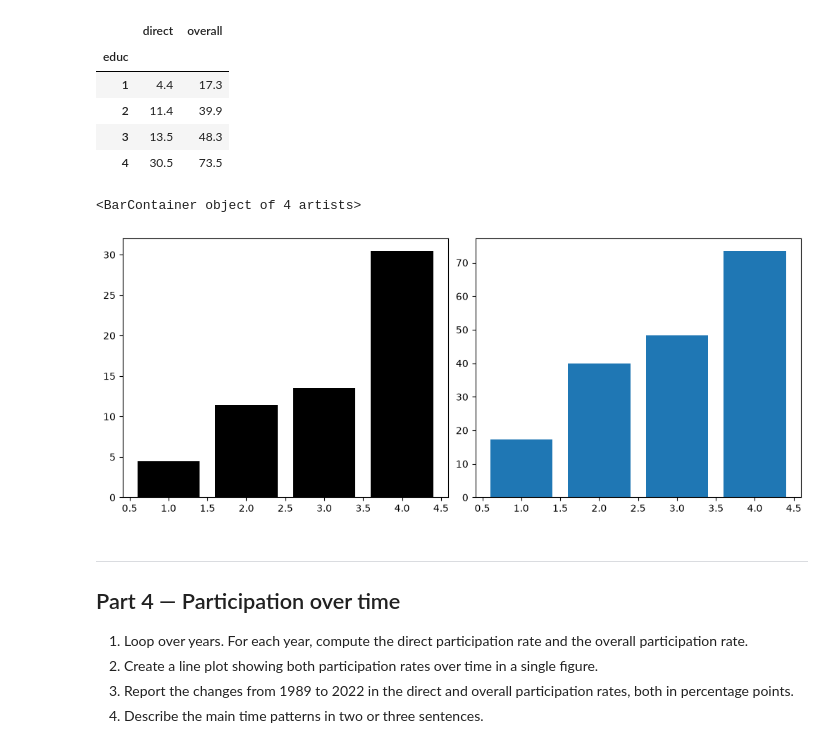
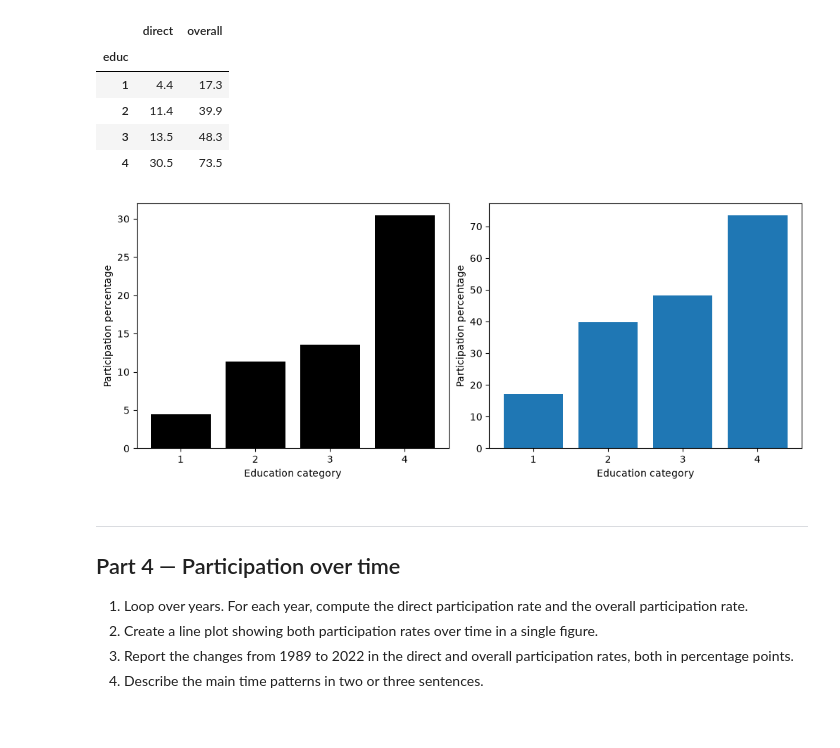
Before and after one commit to Emilisthebest/TECH2-A3, a Jupyter notebook: assignment3_ER.ipynb, the cells around one changed output. Drawn from its saved outputs; the diff is of its cells as text; code cells hidden in the pictures.

```diff
--- a/assignment3_ER.ipynb
+++ b/assignment3_ER.ipynb
@@ -221,15 +220,19 @@ educ_rates.round(1)
 # %%
 import matplotlib.pyplot as plt
 
 fig, axes = plt.subplots(1, 2, layout ='constrained', figsize=(10,4))
 xvalues = categories
 directvalues = educ_rates['direct']
 overallvalues = educ_rates['overall']
 axes[0].bar(xvalues, directvalues, color ='k')
 axes[1].bar(xvalues, overallvalues)
+
+for ax in axes:
+    ax.set_xticks(xvalues)
+    ax.set_xlabel('Education category')
+    ax.set_ylabel('Participation percentage')
 # %% [output]
-<BarContainer object of 4 artists>
-[figure, old version]
+[figure, new version]
 # %%
 #The data displayed shows a clear pattern that a higher level of education results in a higher participation rate in both stocks and equity, the biggest difference being between 3 and 4 (some college, vs bachelors degree or higher.)
 # %% [markdown]
```
Also changed, not shown: parts of 5 cells of this notebook.
